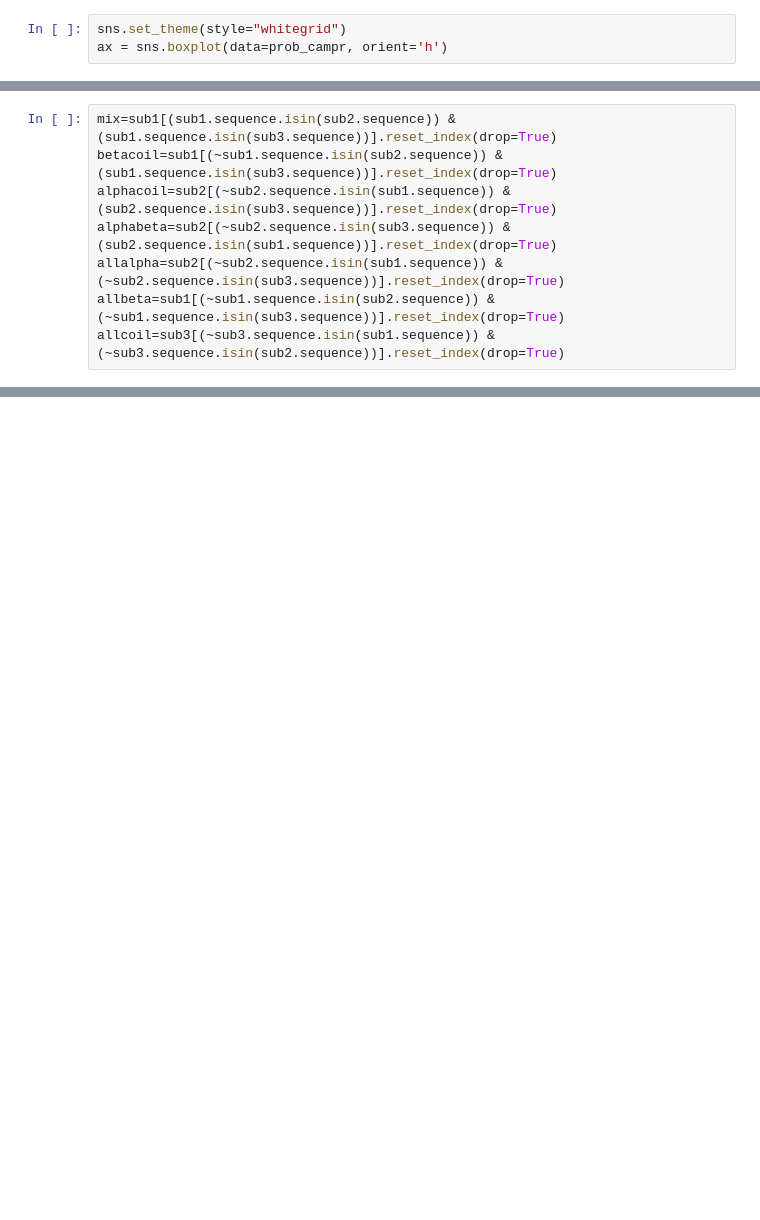
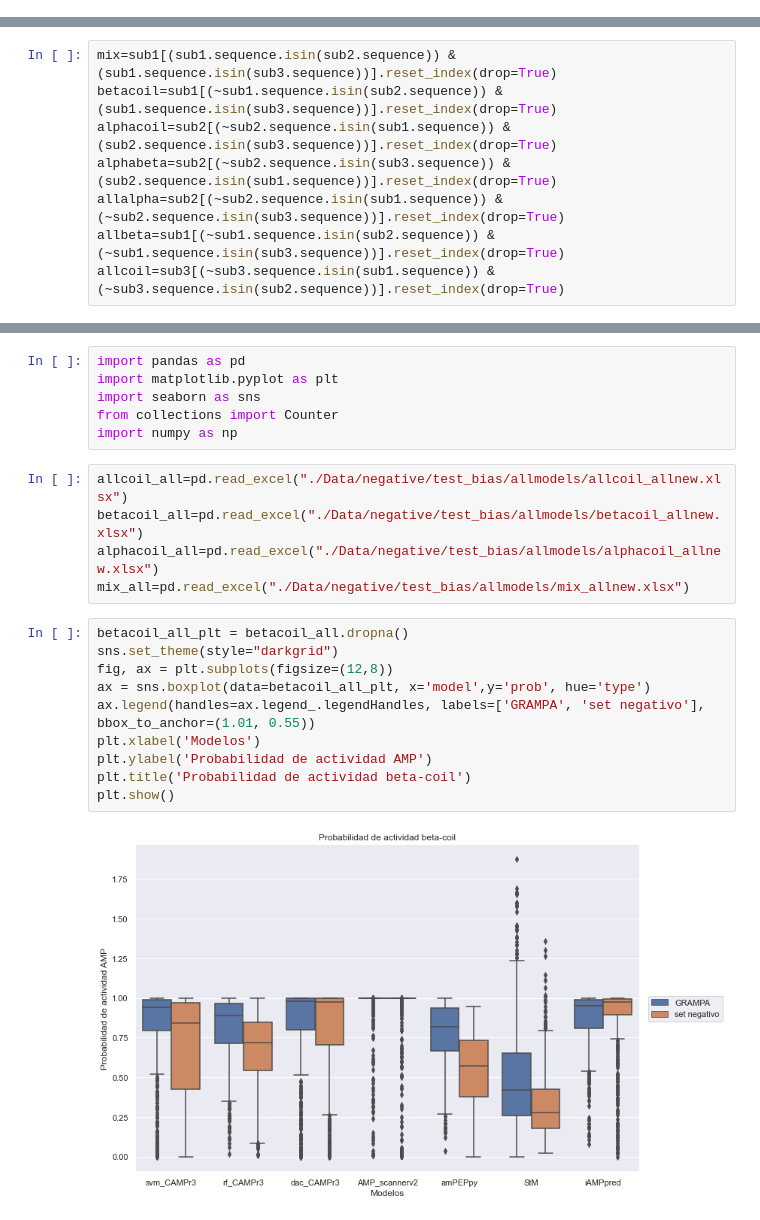
Before and after one commit to DanielAldas/AuditingBias, a Jupyter notebook: Untitled-1.ipynb, the cells around one changed output, grey strips where cells are left out. Saved outputs shown, nothing was run; the diff lists cells and outputs as text; blank space fills up the shorter version.

```diff
--- a/Untitled-1.ipynb
+++ b/Untitled-1.ipynb
@@ -193,3 +214,0 @@ prob_campr = pd.DataFrame({'svm':svm.probability, 'rf':rf.prob, 'dac': dac.proba
-# %%
-sns.set_theme(style="whitegrid")
-ax = sns.boxplot(data=prob_campr, orient='h')
@@ -399,0 +343,23 @@ file.close()
+# %%
+import pandas as pd
+import matplotlib.pyplot as plt
+import seaborn as sns
+from collections import Counter
+import numpy as np
+# %%
+allcoil_all=pd.read_excel("./Data/negative/test_bias/allmodels/allcoil_allnew.xlsx")
+betacoil_all=pd.read_excel("./Data/negative/test_bias/allmodels/betacoil_allnew.xlsx")
+alphacoil_all=pd.read_excel("./Data/negative/test_bias/allmodels/alphacoil_allnew.xlsx")
+mix_all=pd.read_excel("./Data/negative/test_bias/allmodels/mix_allnew.xlsx")
+# %%
+betacoil_all_plt = betacoil_all.dropna()
+sns.set_theme(style="darkgrid")
+fig, ax = plt.subplots(figsize=(12,8))
+ax = sns.boxplot(data=betacoil_all_plt, x='model',y='prob', hue='type')
+ax.legend(handles=ax.legend_.legendHandles, labels=['GRAMPA', 'set negativo'], bbox_to_anchor=(1.01, 0.55))
+plt.xlabel('Modelos')
+plt.ylabel('Probabilidad de actividad AMP')
+plt.title('Probabilidad de actividad beta-coil')
+plt.show()
+# %% [output]
+[figure, added]
```
Also changed, not shown: parts of 72 cells of this notebook.
